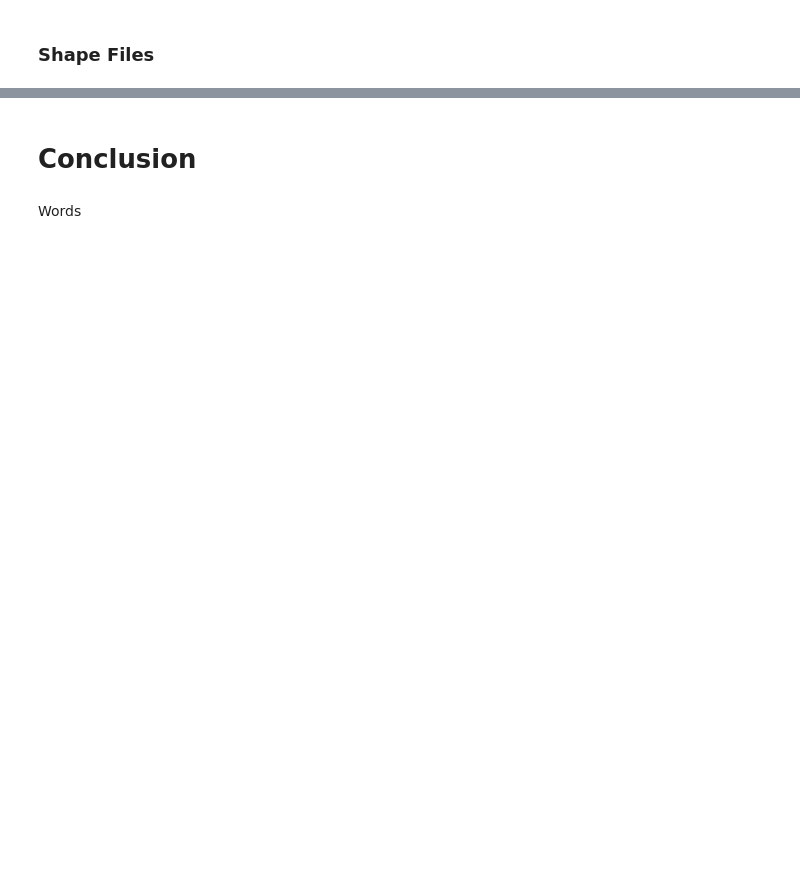
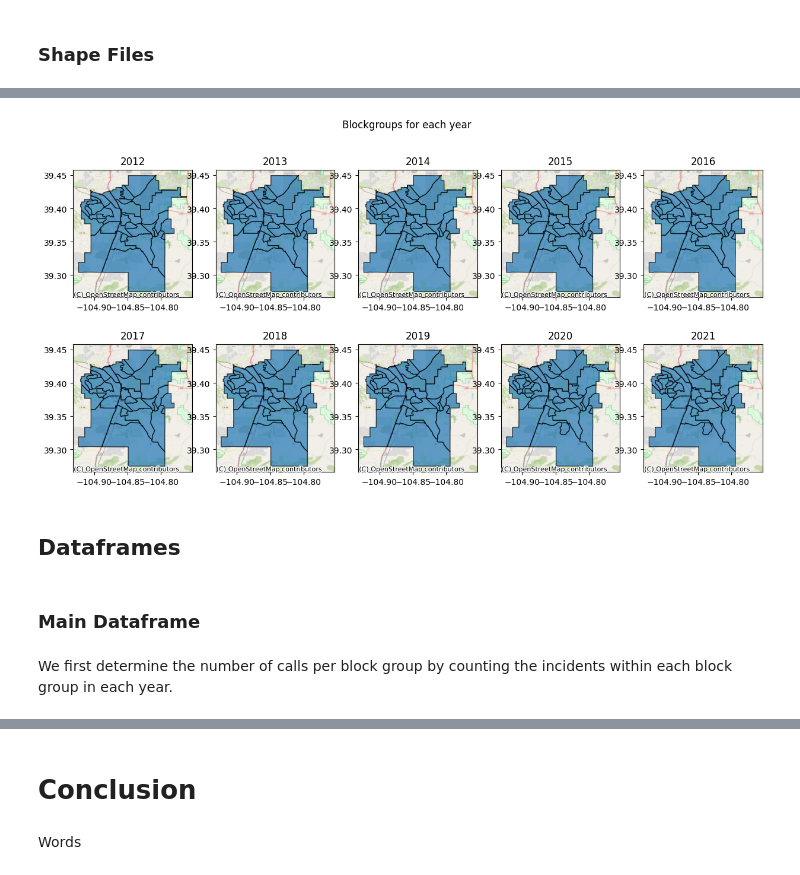
Before and after one commit to jordanlauritzen2/CRFR_Sp24_Project, a Jupyter notebook: CRFR_notebook.ipynb, the cells around one changed output, grey strips where cells are left out. Saved outputs shown, nothing was run; the diff lists cells and outputs as text; code cells hidden in the pictures; blank space fills up the shorter version.

```diff
--- a/CRFR_notebook.ipynb
+++ b/CRFR_notebook.ipynb
@@ -147,2 +227,23 @@ home_type_df = pd.read_csv(filepath + 'HomeType.csv', sep = ',').dropna()
 # %% [markdown]
 ### Age Demographics (census data from past project)
+# %%
+# Creates list of filenames
+old_files = glob.glob(filepath + 'Homes65+/' + '*.csv')
+list_old_dfs = []
+old_years = []
+
+# Reads in each file and adds to list
+for filename in old_files:
+  old_df = pd.read_csv(filename)
+  list_old_dfs.append(old_df)
+  old_years.append(filename[-20:-16]) # saves the year (string) from the filename to a list of years
+# %%
+# For each df in that list, apply cleaning function and add to new list
+clean_list_old_dfs = []
+for i, df in enumerate(list_old_dfs):
+  clean_list_old_dfs.append(old_dfs_cleaning(df, i))
+
+# Concatenate those dfs into one, and delete large list
+old_df = pd.concat(clean_list_old_dfs, axis=1)
+del clean_list_old_dfs
+old_df
@@ -149,2 +290,10 @@ home_type_df = pd.read_csv(filepath + 'HomeType.csv', sep = ',').dropna()
 # %% [markdown]
 ### Shape Files
+# %%
+bg_files = glob.glob(filepath + 'Blockgroups/' + '*.shp')
+list_bgs = []
+bgs_years = []
+for filename in bg_files:
+   bg_shp = gpd.read_file(filename)
+   list_bgs.append(bg_shp)
+   bgs_years.append(filename[-18:-14]) # keeps year from file name)
@@ -150,0 +306,8 @@ home_type_df = pd.read_csv(filepath + 'HomeType.csv', sep = ',').dropna()
+# %%
+fs_zones_gdf = fs_zones_gdf.to_crs(epsg=4326) # reprojecting to all be the same
+firestations_gdf = firestations_gdf.to_crs(epsg=4326)
+fs_districts_gdf = fs_districts_gdf.to_crs(epsg=4326)
+parcels_douglas_gdf = parcels_douglas_gdf.to_crs(epsg=4326)
+for shp in list_bgs:
+  if shp.crs != "epsg:4326":
+    shp = shp.to_crs(epsg=4326)
@@ -150,0 +337,16 @@ home_type_df = pd.read_csv(filepath + 'HomeType.csv', sep = ',').dropna()
+# %%
+fig, axs = plt.subplots(nrows=2, ncols=5, figsize=(15,7))
+fig.suptitle("Blockgroups for each year")
+
+for i, (shp, ax) in enumerate(zip(list_bgs, axs.ravel())):
+  ax2 = shp.plot(ax=ax, alpha=0.7, edgecolor='black')
+  cx.add_basemap(ax2, crs=4326, source=cx.providers.OpenStreetMap.Mapnik)
+  ax2.set_title(bgs_years[i])
+# %% [output]
+[figure, added]
+# %% [markdown]
+## Dataframes
+# %% [markdown]
+### Main Dataframe
+# %% [markdown]
+We first determine the number of calls per block group by counting the incidents within each block group in each year.
```
Also changed, not shown: parts of 44 cells of this notebook.
